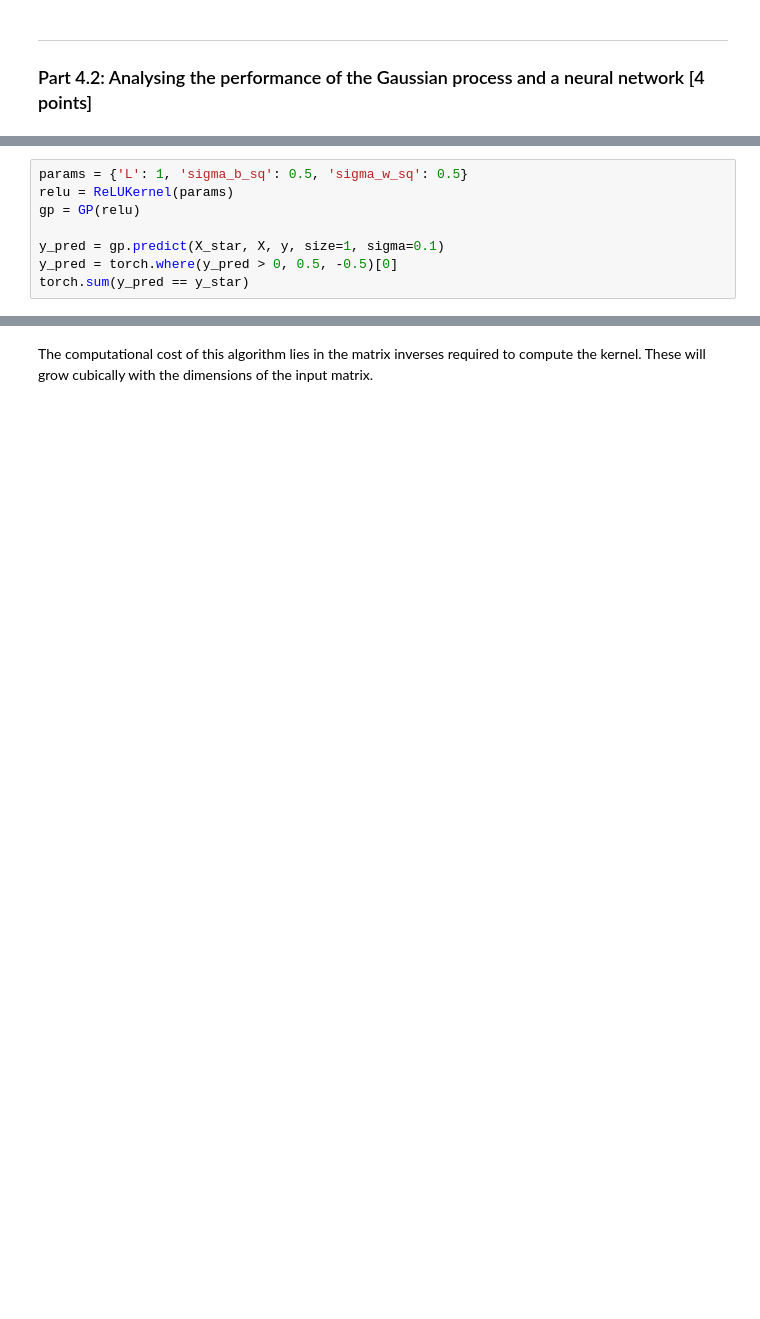
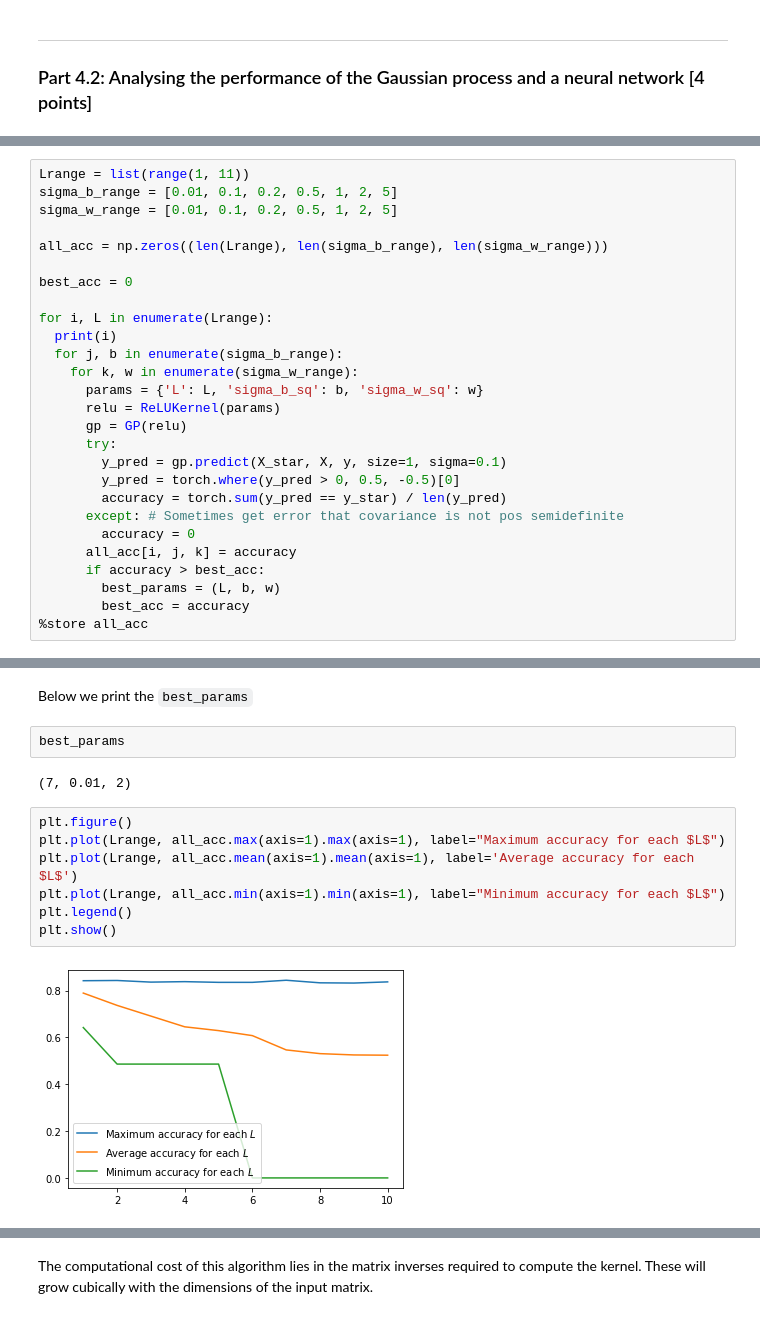
Before and after one commit to sebdixon/Machine-Learning, a Jupyter notebook: 01843211_cw1_MathsML.ipynb, the cells around one changed output, grey strips where cells are left out. Cells and saved outputs as stored; diff of their text form; blank space fills up the shorter version.

```diff
--- a/01843211_cw1_MathsML.ipynb
+++ b/01843211_cw1_MathsML.ipynb
@@ -1161,8 +923,0 @@ plt.legend()
-# %%
-params = {'L': 1, 'sigma_b_sq': 0.5, 'sigma_w_sq': 0.5}
-relu = ReLUKernel(params)
-gp = GP(relu)
-
-y_pred = gp.predict(X_star, X, y, size=1, sigma=0.1)
-y_pred = torch.where(y_pred > 0, 0.5, -0.5)[0]
-torch.sum(y_pred == y_star)
@@ -1217,0 +1162,27 @@ tensor(677)
+# %%
+Lrange = list(range(1, 11))
+sigma_b_range = [0.01, 0.1, 0.2, 0.5, 1, 2, 5]
+sigma_w_range = [0.01, 0.1, 0.2, 0.5, 1, 2, 5]
+
+all_acc = np.zeros((len(Lrange), len(sigma_b_range), len(sigma_w_range)))
+
+best_acc = 0
+
+for i, L in enumerate(Lrange):
+  print(i)
+  for j, b in enumerate(sigma_b_range):
+    for k, w in enumerate(sigma_w_range):
+      params = {'L': L, 'sigma_b_sq': b, 'sigma_w_sq': w}
+      relu = ReLUKernel(params)
+      gp = GP(relu)
+      try:
+        y_pred = gp.predict(X_star, X, y, size=1, sigma=0.1)
+        y_pred = torch.where(y_pred > 0, 0.5, -0.5)[0]
+        accuracy = torch.sum(y_pred == y_star) / len(y_pred)
+      except: # Sometimes get error that covariance is not pos semidefinite
+        accuracy = 0
+      all_acc[i, j, k] = accuracy
+      if accuracy > best_acc:
+        best_params = (L, b, w)
+        best_acc = accuracy
+%store all_acc
@@ -1217,0 +1201,15 @@ tensor(677)
+# %% [markdown]
+Below we print the `best_params`
+# %%
+best_params
+# %% [output]
+(7, 0.01, 2)
+# %%
+plt.figure()
+plt.plot(Lrange, all_acc.max(axis=1).max(axis=1), label="Maximum accuracy for each $L$")
+plt.plot(Lrange, all_acc.mean(axis=1).mean(axis=1), label='Average accuracy for each $L$')
+plt.plot(Lrange, all_acc.min(axis=1).min(axis=1), label="Minimum accuracy for each $L$")
+plt.legend()
+plt.show()
+# %% [output]
+[figure, added]
```
Also changed, not shown: parts of 100 cells of this notebook.
